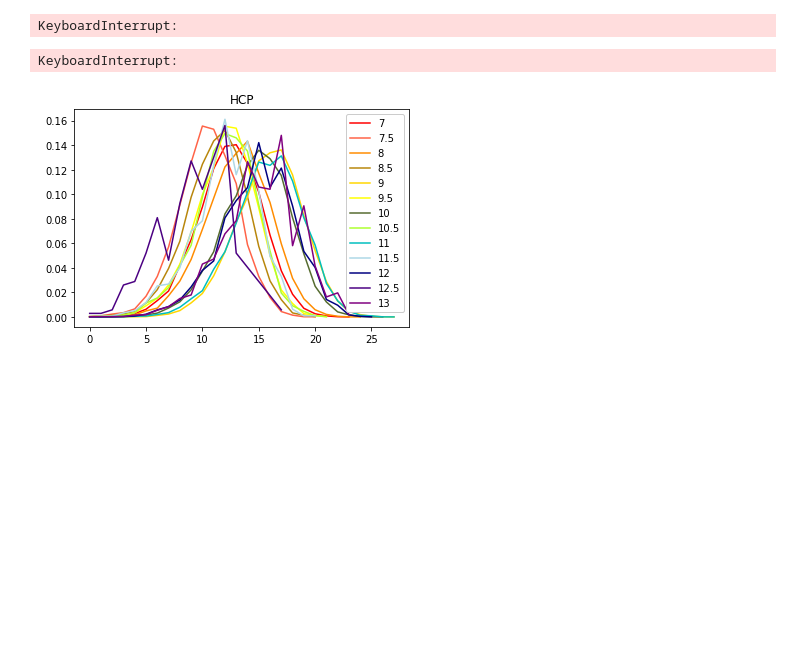
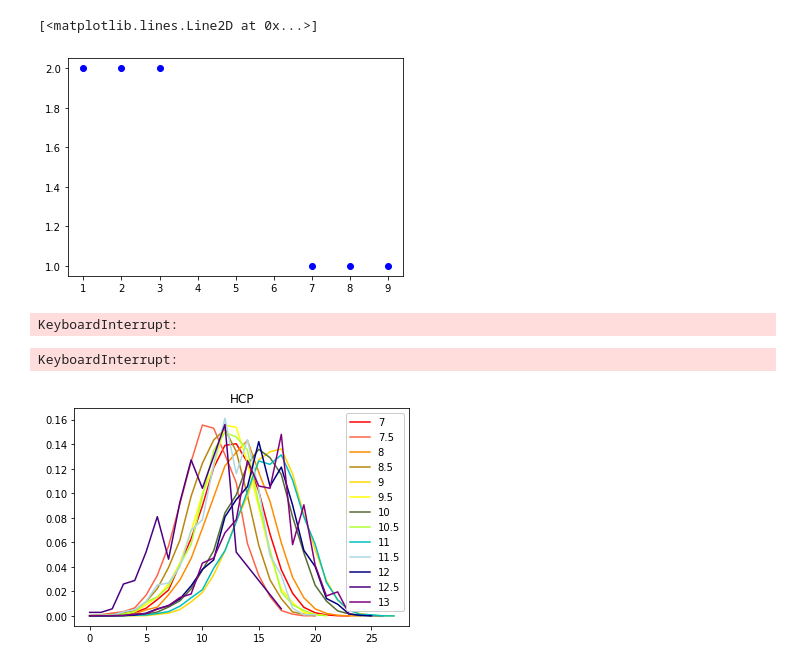
Before and after one commit to zoo868e/bridge, a Jupyter notebook: ClassificationNN.ipynb, the cells around one changed output. Cells and saved outputs as stored; diff of their text form; code cells hidden in the pictures; blank space fills up the shorter version.

```diff
--- a/ClassificationNN.ipynb
+++ b/ClassificationNN.ipynb
@@ -48 +47,24 @@ def plottheappear(appear, name):
     plt.close('all')
+# %%
+for i in range(len(objscorematrix)):
+    C.set_scorematrix(objscorematrix[i])
+    C.scorer()
+    appear = getappear(C.DDS, C.score)
+    di = []
+    x = [[] for t in range(28)]
+    for j in range(28):
+        d = dict((a, appear[j].count(a)) for a in appear[j])
+        di.append(d.copy())
+        if len(d) > 0:
+            for k in d:
+                x[j].append(k)
+    st = tostandard(di)
+
+    plottheappear(x, di, objmatrixname[i])
+# %%
+import matplotlib.pyplot as plt
+l = [1, 2, 3]
+appear = [[] for x in range(26)]
+appear.append(l)
+appear.append([*l, *l, *[9, 8, 7]])
+print(appear)
@@ -48,0 +73,15 @@ def plottheappear(appear, name):
+# %%
+d = dict((a, appear[27].count(a)) for a in appear[27])
+for i in d:
+    print(i)
+print(d.values())
+h = []
+h.append(d.copy())
+print(h[0])
+d = dict((a, appear[26].count(a)) for a in appear[26])
+print(d)
+print(h[0])
+h.append(d)
+print(h)
+st = tostandard(h)
+print(st)
@@ -49,3 +101,11 @@ def plottheappear(appear, name):
+# %%
+x = []
+for i in d:
+    x.append(i)
+plt.plot(x, list(d.values()), 'bo')
+# %% [output]
+[<matplotlib.lines.Line2D at 0x...>]
+[figure, added]
 # %%
 def tostandard(appear):
     for i in range(len(appear)):
```
Also changed, not shown: parts of 4 cells of this notebook.
